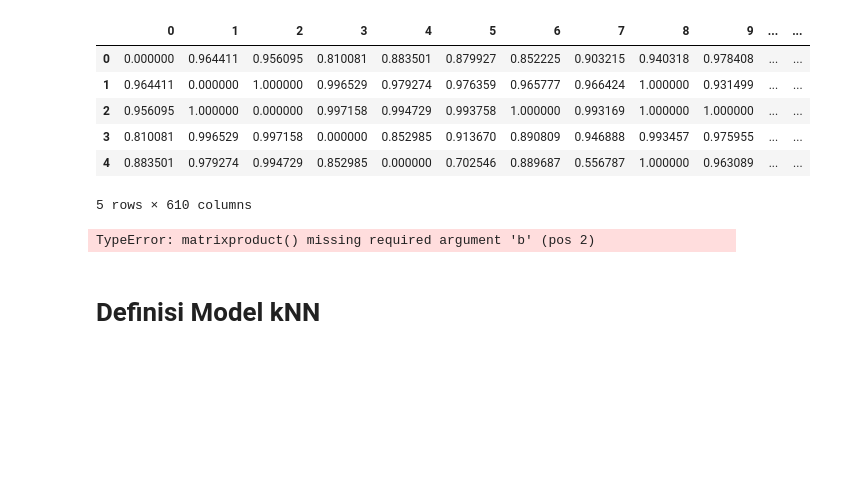
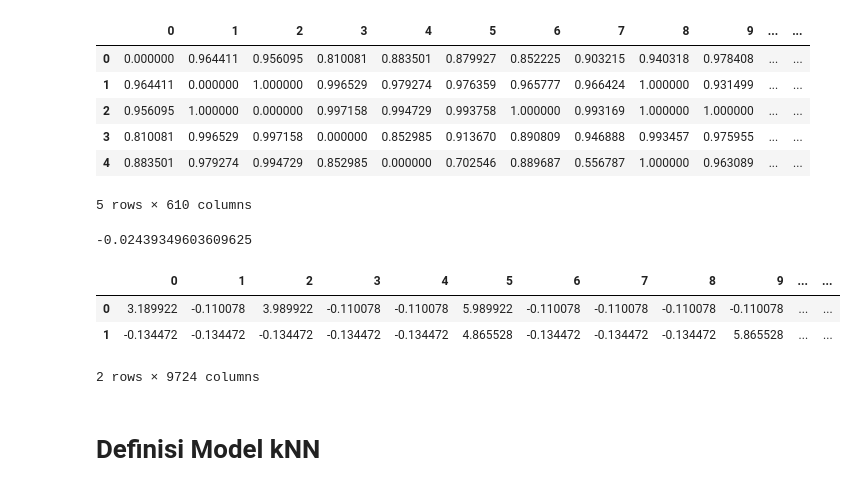
Before and after one commit to adhyfahmyh/cf-model-for-ple, a Jupyter notebook: recommender_system.ipynb, the cells around one changed output. Drawn from its saved outputs; the diff is of its cells as text; code cells hidden in the pictures; blank space fills up the shorter version.

```diff
--- a/recommender_system.ipynb
+++ b/recommender_system.ipynb
@@ -118,24 +118,28 @@ pd.DataFrame(user_similarity).head()
 # %%
 # menghitung user 0
 K = 2
 pred_ratings = np.zeros(K)
 # mengambil similarity paling kecil dari user 0
 selected_similar = user_similarity[0][:]
 sorted_similar, index_sorted = np.sort(selected_similar), np.argsort(selected_similar)
 most_similar, index_similar = sorted_similar[:K], index_sorted[:K]
 
 # mengambil rating user
 ratings_similar_user = ratings_data_array[index_similar,:]
 # hitung rata-rata dari tiap user
 mean_user_rating = ratings_similar_user.mean(axis=1)
 diff_ratings = ratings_similar_user - mean_user_rating[:, np.newaxis]
 
 # menghitung prediksi untuk user 0 terhadap object 1
-pred = mean_user_rating[0] + np.dot(most_similar * diff_ratings[:,2]) / np.dot(most_similar)
+pred = mean_user_rating[0] + np.sum(most_similar * diff_ratings[:,2]) / np.sum(most_similar)
 print(pred)
 pd.DataFrame(diff_ratings)
 # %% [output]
-TypeError: matrixproduct() missing required argument 'b' (pos 2)
+-0.02439349603609625
+|  | 0 | 1 | 2 | 3 | 4 | 5 | 6 | 7 | 8 | 9 | ... | ... |
+| 0 | 3.189922 | -0.110078 | 3.989922 | -0.110078 | -0.110078 | 5.989922 | -0.110078 | -0.110078 | -0.110078 | -0.110078 | ... | ... |
+| 1 | -0.134472 | -0.134472 | -0.134472 | -0.134472 | -0.134472 | 4.865528 | -0.134472 | -0.134472 | -0.134472 | 5.865528 | ... | ... |
+2 rows × 9724 columns
 # %% [markdown]
 # Definisi Model kNN
 # %%
```
Also changed, not shown: parts of 4 cells of this notebook, 3 other files.
